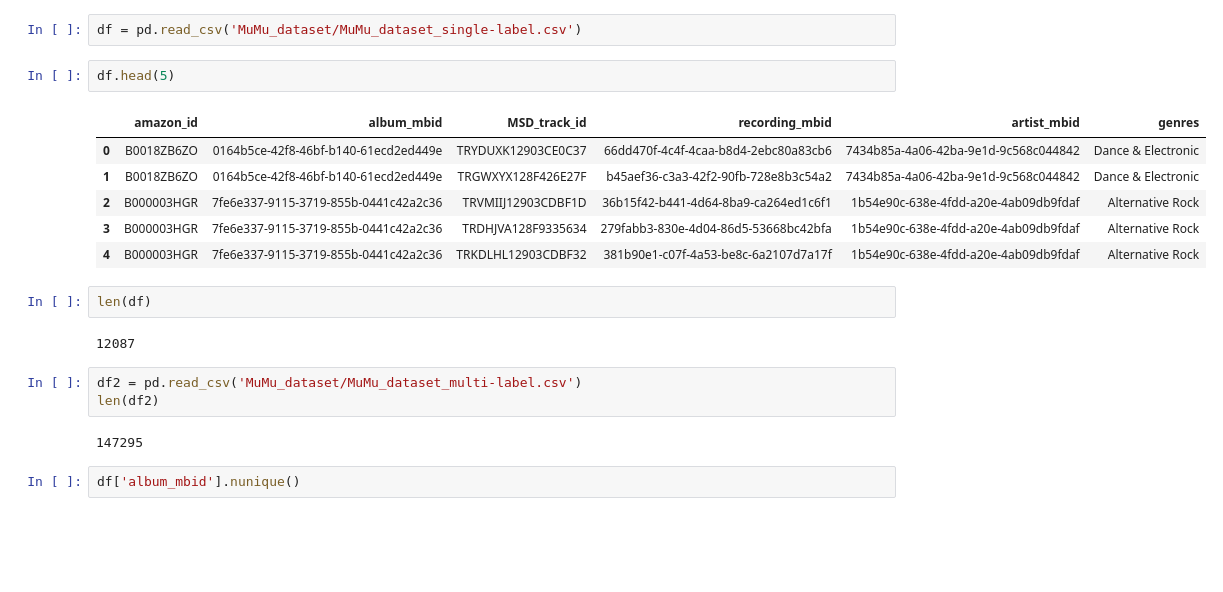
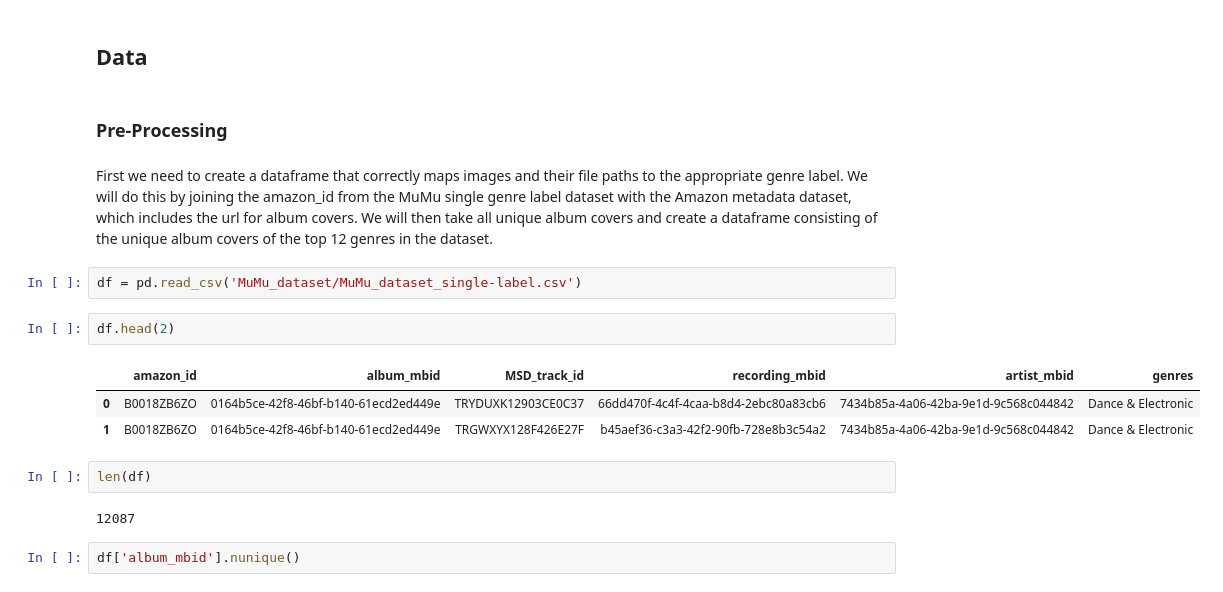
Before and after one commit to msaifyan/album_art_genre_classification, a Jupyter notebook: Album_Art_Genre_Classification.ipynb, the cells around one changed output. Drawn from its saved outputs; the diff is of its cells as text; blank space fills up the shorter version.

```diff
--- a/Album_Art_Genre_Classification.ipynb
+++ b/Album_Art_Genre_Classification.ipynb
@@ -4,23 +28,21 @@ import numpy as np
+# %% [markdown]
+## Data
+# %% [markdown]
+### **Pre-Processing**
+# %% [markdown]
+First we need to create a dataframe that correctly maps images and their file paths to the appropriate genre label. We will do this by joining the amazon_id from the MuMu single genre label dataset with the Amazon metadata dataset, which includes the url for album covers. We will then take all unique album covers and create a dataframe consisting of the unique album covers of the top 12 genres in the dataset.
 # %%
 df = pd.read_csv('MuMu_dataset/MuMu_dataset_single-label.csv')
 # %%
-df.head(5)
+df.head(2)
 # %% [output]
 |  | amazon_id | album_mbid | MSD_track_id | recording_mbid | artist_mbid | genres |
 | 0 | B0018ZB6ZO | 0164b5ce-42f8-46bf-b140-61ecd2ed449e | TRYDUXK12903CE0C37 | 66dd470f-4c4f-4caa-b8d4-2ebc80a83cb6 | 7434b85a-4a06-42ba-9e1d-9c568c044842 | Dance & Electronic |
 | 1 | B0018ZB6ZO | 0164b5ce-42f8-46bf-b140-61ecd2ed449e | TRGWXYX128F426E27F | b45aef36-c3a3-42f2-90fb-728e8b3c54a2 | 7434b85a-4a06-42ba-9e1d-9c568c044842 | Dance & Electronic |
-| 2 | B000003HGR | 7fe6e337-9115-3719-855b-0441c42a2c36 | TRVMIIJ12903CDBF1D | 36b15f42-b441-4d64-8ba9-ca264ed1c6f1 | 1b54e90c-638e-4fdd-a20e-4ab09db9fdaf | Alternative Rock |
-| 3 | B000003HGR | 7fe6e337-9115-3719-855b-0441c42a2c36 | TRDHJVA128F9335634 | 279fabb3-830e-4d04-86d5-53668bc42bfa | 1b54e90c-638e-4fdd-a20e-4ab09db9fdaf | Alternative Rock |
-| 4 | B000003HGR | 7fe6e337-9115-3719-855b-0441c42a2c36 | TRKDLHL12903CDBF32 | 381b90e1-c07f-4a53-be8c-6a2107d7a17f | 1b54e90c-638e-4fdd-a20e-4ab09db9fdaf | Alternative Rock |
 # %%
 len(df)
 # %% [output]
 12087
-# %%
-df2 = pd.read_csv('MuMu_dataset/MuMu_dataset_multi-label.csv')
-len(df2)
-# %% [output]
-147295
 # %%
 df['album_mbid'].nunique()
 # %% [output]
```
Also changed, not shown: parts of 63 cells of this notebook.
